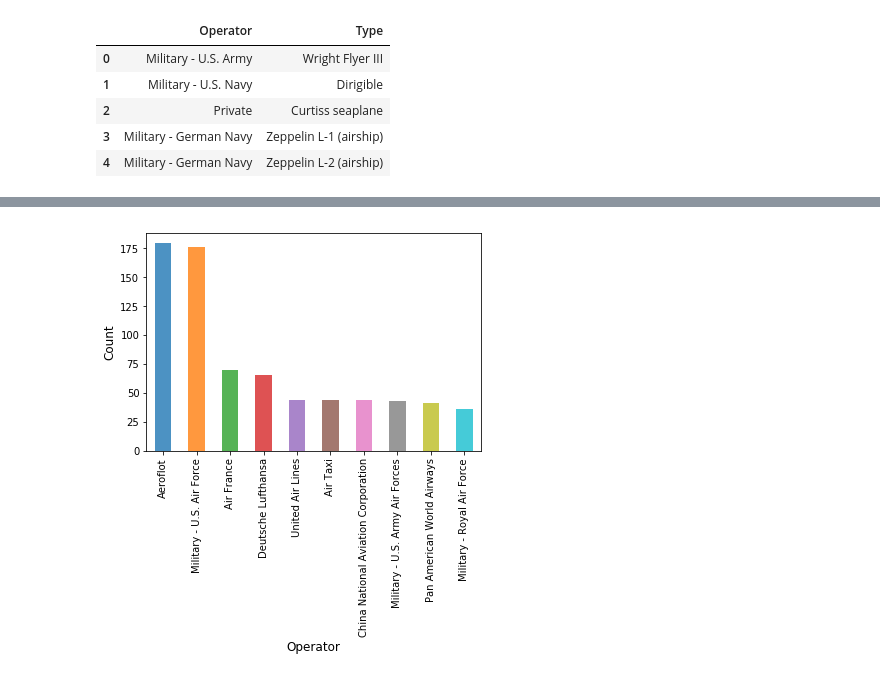
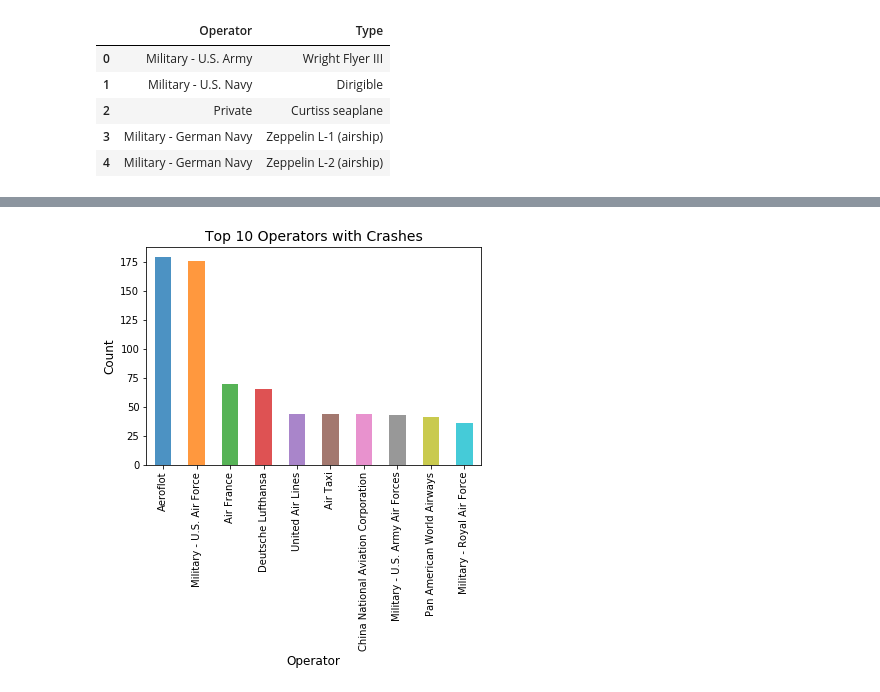
Before and after one commit to LauraJ3053/Project_01, a Jupyter notebook: Airplane_Crashes/Airplane_Crashes.ipynb, the cells around one changed output, grey strips where cells are left out. Cells and saved outputs as stored; diff of their text form; code cells hidden in the pictures.

Commit message:
update to Airplane Crashes notebook and adding word document

```diff
--- a/Airplane_Crashes/Airplane_Crashes.ipynb
+++ b/Airplane_Crashes/Airplane_Crashes.ipynb
@@ -60,0 +64,7 @@ df1 = df[['Operator', 'Type']]
+# %%
+# working on yearly totals
+
+df['Date'] = pd.to_datetime(df['Date'])
+df['Day'] = df['Date'].map(lambda x: x.day)
+df['Year'] = df['Date'].map(lambda x: x.year)
+df['Month'] = df['Date'].map(lambda x: x.month)
@@ -67,5 +82,3 @@ df1.head()
 | 2 | Private | Curtiss seaplane |
 | 3 | Military - German Navy | Zeppelin L-1 (airship) |
 | 4 | Military - German Navy | Zeppelin L-2 (airship) |
-# %%
-df1.Operator = df1.Operator.replace('A B AEROTRANSPORT', 'AB AEROTRANSPORT')
@@ -81,7 +108,9 @@ operator_count = operator_count.rename(columns={'Operator': 'Count'})
 # %%
+# Creating bar chart to reflect Top 10 Operators
 opr_chart= operator_count.sort_values(ascending=False)[:10].plot(kind='bar', alpha=0.8)
 opr_chart.set_xlabel("Operator", fontsize=12)
 opr_chart.set_ylabel("Count", fontsize=12)
+opr_chart.set_title("Top 10 Operators with Crashes", fontsize=14)
 plt.show()
 # %% [output]
-[figure, old version]
+[figure, new version]
```
Also changed, not shown: parts of 29 cells of this notebook, 1 other file.
